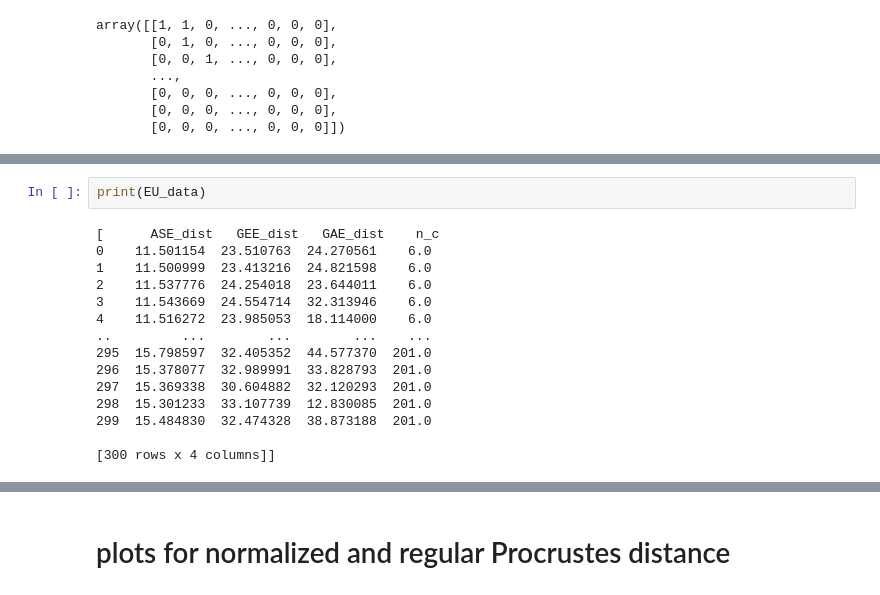
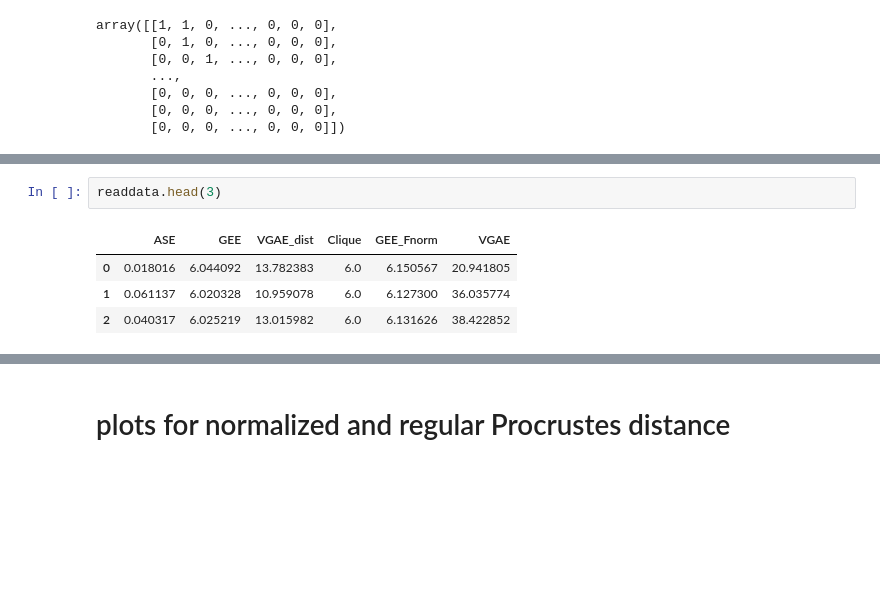
Before and after one commit to tong-qii/Clique_detection, a Jupyter notebook: EU_email.ipynb, the cells around one changed output, grey strips where cells are left out. Saved outputs shown, nothing was run; the diff lists cells and outputs as text; blank space fills up the shorter version.

```diff
--- a/EU_email.ipynb
+++ b/EU_email.ipynb
@@ -382,18 +347,8 @@ not converged yet, reset params and rerun
 # %%
-print(EU_data)
+readdata.head(3)
 # %% [output]
-[      ASE_dist   GEE_dist   GAE_dist    n_c
-0    11.501154  23.510763  24.270561    6.0
-1    11.500999  23.413216  24.821598    6.0
-2    11.537776  24.254018  23.644011    6.0
-3    11.543669  24.554714  32.313946    6.0
-4    11.516272  23.985053  18.114000    6.0
-..         ...        ...        ...    ...
-295  15.798597  32.405352  44.577370  201.0
-296  15.378077  32.989991  33.828793  201.0
-297  15.369338  30.604882  32.120293  201.0
-298  15.301233  33.107739  12.830085  201.0
-299  15.484830  32.474328  38.873188  201.0
-
-[300 rows x 4 columns]]
+|  | ASE | GEE | VGAE_dist | Clique | GEE_Fnorm | VGAE |
+| 0 | 0.018016 | 6.044092 | 13.782383 | 6.0 | 6.150567 | 20.941805 |
+| 1 | 0.061137 | 6.020328 | 10.959078 | 6.0 | 6.127300 | 36.035774 |
+| 2 | 0.040317 | 6.025219 | 13.015982 | 6.0 | 6.131626 | 38.422852 |
 # %%
```
Also changed, not shown: parts of 15 cells of this notebook, 3 other files.
